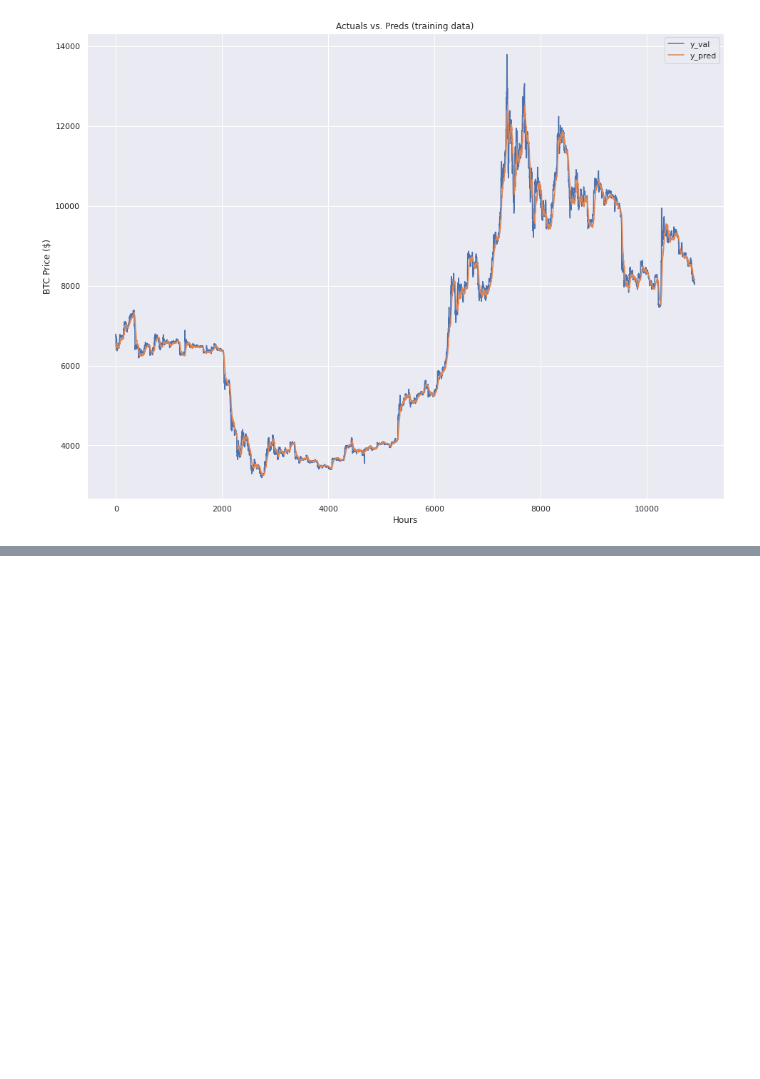
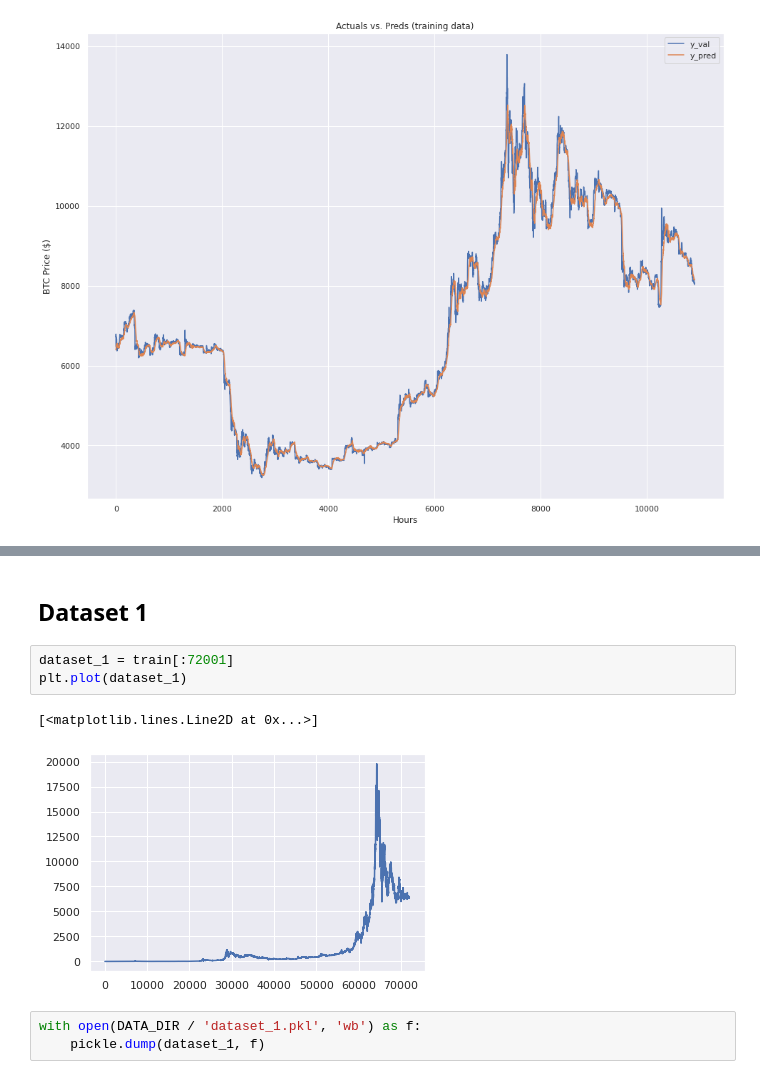
Before and after one commit to codeananda/bitcoin_price_predictor, a Jupyter notebook: price_predictor/keras_price_predictor.ipynb, the cells around one changed output, grey strips where cells are left out. Cells and saved outputs as stored; diff of their text form; blank space fills up the shorter version.

```diff
--- a/price_predictor/keras_price_predictor.ipynb
+++ b/price_predictor/keras_price_predictor.ipynb
@@ -1604,0 +1615,11 @@ plot_train_val_test(*tvt)
+# %% [markdown]
+## Dataset 1
+# %%
+dataset_1 = train[:72001]
+plt.plot(dataset_1)
+# %% [output]
+[<matplotlib.lines.Line2D at 0x...>]
+[figure, added]
+# %%
+with open(DATA_DIR / 'dataset_1.pkl', 'wb') as f:
+    pickle.dump(dataset_1, f)
```
Also changed, not shown: parts of 18 cells of this notebook, 7 other files.
